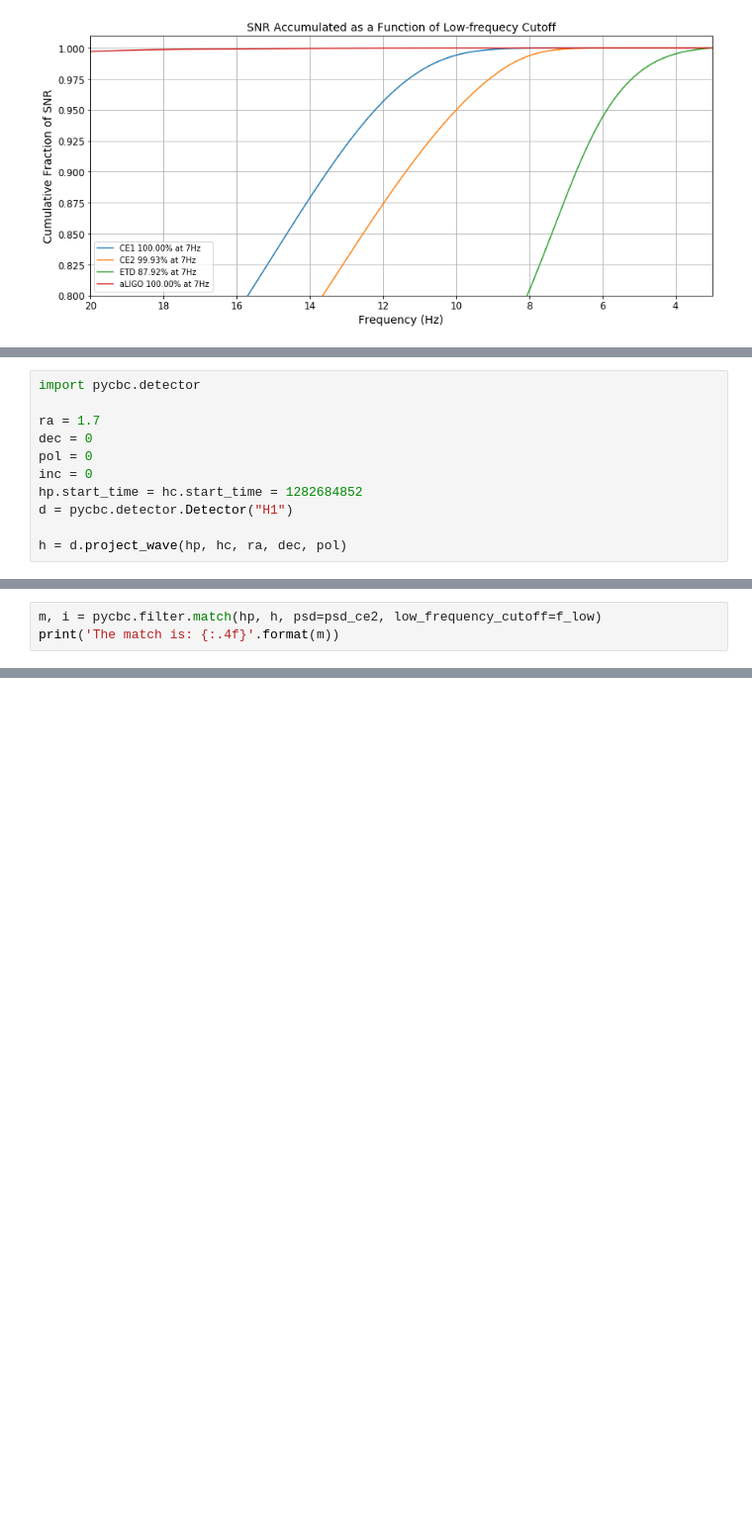
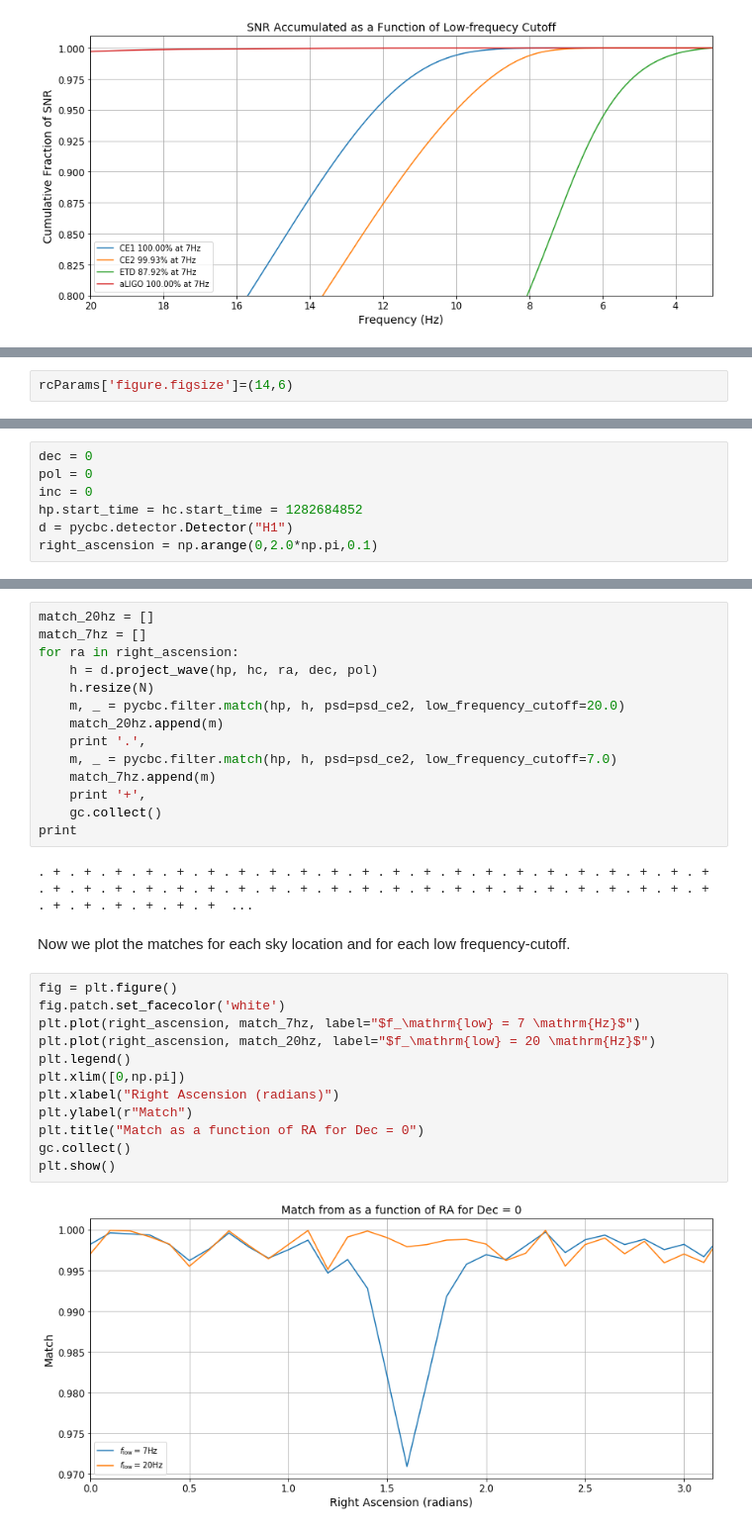
Before and after one commit to cosmic-explorer/ce-computing, a Jupyter notebook: CBC_Search_Cost.ipynb, the cells around one changed output, grey strips where cells are left out. Shown: that part at 99% size. Cells and saved outputs as stored; diff of their text form; blank space fills up the shorter version.

Commit message:
added match plots

```diff
--- a/CBC_Search_Cost.ipynb
+++ b/CBC_Search_Cost.ipynb
@@ -223 +237,3 @@ We have shown above that 7 Hz is a reasonable low-frequency cutoff for Cosmic Ex
+# %%
+rcParams['figure.figsize']=(14,6)
 # %%
@@ -250,11 +268,7 @@ Now we create an antenna pattern for the source at a physical location. We will
 # %%
-import pycbc.detector
-
-ra = 1.7
 dec = 0
 pol = 0
 inc = 0
 hp.start_time = hc.start_time = 1282684852
 d = pycbc.detector.Detector("H1")
-
-h = d.project_wave(hp, hc, ra, dec, pol)
+right_ascension = np.arange(0,2.0*np.pi,0.1)
@@ -264,3 +274,0 @@ hp.resize(N)
-# %%
-m, i = pycbc.filter.match(hp, h, psd=psd_ce2, low_frequency_cutoff=f_low)
-print('The match is: {:.4f}'.format(m))
@@ -270,0 +277,32 @@ This is lower than I would expect and needs to be investigated.
+# %%
+match_20hz = []
+match_7hz = []
+for ra in right_ascension:
+    h = d.project_wave(hp, hc, ra, dec, pol)
+    h.resize(N)
+    m, _ = pycbc.filter.match(hp, h, psd=psd_ce2, low_frequency_cutoff=20.0)
+    match_20hz.append(m)
+    print '.',
+    m, _ = pycbc.filter.match(hp, h, psd=psd_ce2, low_frequency_cutoff=7.0)
+    match_7hz.append(m)
+    print '+',
+    gc.collect()
+print
+# %% [output]
+. + . + . + . + . + . + . + . + . + . + . + . + . + . + . + . + . + . + . + . + . + . + . + . + . + . + . + . + . + . + . + . + . + . + . + . + . + . + . + . + . + . + . + . + . + . + . + . + . + . +  ...
+# %% [markdown]
+Now we plot the matches for each sky location and for each low frequency-cutoff.
+# %%
+fig = plt.figure()
+fig.patch.set_facecolor('white')
+plt.plot(right_ascension, match_7hz, label="$f_\mathrm{low} = 7 \mathrm{Hz}$")
+plt.plot(right_ascension, match_20hz, label="$f_\mathrm{low} = 20 \mathrm{Hz}$")
+plt.legend()
+plt.xlim([0,np.pi])
+plt.xlabel("Right Ascension (radians)")
+plt.ylabel(r"Match")
+plt.title("Match as a function of RA for Dec = 0")
+gc.collect()
+plt.show()
+# %% [output]
+[figure, added]
```
Also changed, not shown: parts of 14 cells of this notebook.
